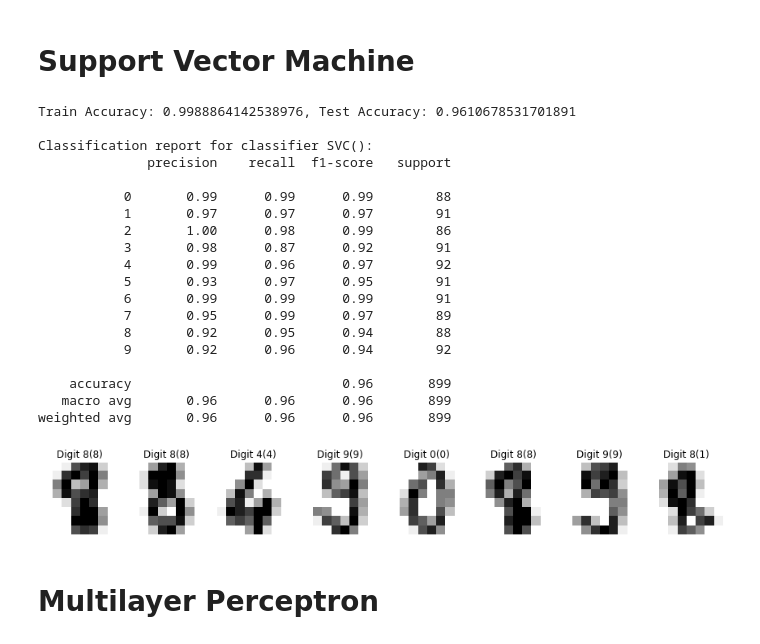
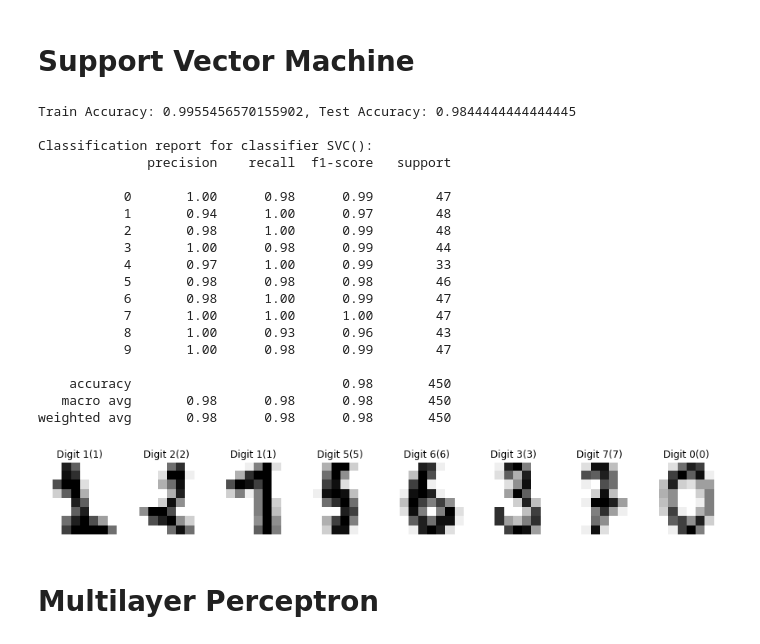
Before and after one commit to rconforti97/ITCS5156-Project, a Jupyter notebook: Conforti - Project.ipynb, the cells around one changed output. Cells and saved outputs as stored; diff of their text form; code cells hidden in the pictures.

```diff
--- a/Conforti - Project.ipynb
+++ b/Conforti - Project.ipynb
@@ -39,55 +36,53 @@ import matplotlib.pyplot as plt # so we plot the confusion matrix
 digits_dataset = datasets.load_digits()
 # %%
-# Import
-
 # Training the data using train_test_split
 X = digits_dataset.data
 T= digits_dataset.target
-X_train, X_test, t_train, t_test = train_test_split(X, T, test_size=0.5, shuffle=False)
+X_train, X_test, t_train, t_test = train_test_split(X, T, test_size=0.25, shuffle=True)
 # %% [markdown]
 # Support Vector Machine
 # %%
 svm_classifier = svm.SVC()
-svm_classifier.fit(X_train, y_train)
+svm_classifier.fit(X_train, t_train)
 
 # Accuracy
-train_score = svm_classifier.score(X_train, t_train)
-test_score = svm_classifier.score(X_test, t_test)
-print("Train Accuracy: {}, Test Accuracy: {}".format(train_score, test_score))
+train_score_svm = svm_classifier.score(X_train, t_train)
+test_score_svm = svm_classifier.score(X_test, t_test)
+print("Train Accuracy: {}, Test Accuracy: {}".format(train_score_svm, test_score_svm))
 
-accuracy = svm_classifier.predict(X_test)
+predicted_svm = svm_classifier.predict(X_test)
 
 # Print out of numbers
 k = 8
 _, axes = plt.subplots(1, k, figsize=(15,3))
-for ax, image, label, pred in zip(axes, X_test[:k], t_test[:k], accuracy):
+for ax, image, label, pred in zip(axes, X_test[:k], t_test[:k], predicted_svm):
 
     ax.set_axis_off()
     ax.imshow(image.reshape((8,8)), cmap=plt.cm.gray_r, interpolation='nearest')
     ax.set_title('Digit {}({})'.format(label, pred))
 
 # Report
-print("\nClassification report for classifier %s:\n%s\n" % (svm_classifier, metrics.classification_report(t_test, accuracy)))
+print("\nClassification report for classifier %s:\n%s\n" % (svm_classifier, metrics.classification_report(t_test, predicted_svm)))
 # %% [output]
-Train Accuracy: 0.9988864142538976, Test Accuracy: 0.9610678531701891
+Train Accuracy: 0.9955456570155902, Test Accuracy: 0.9844444444444445
 
 Classification report for classifier SVC():
               precision    recall  f1-score   support
 
-           0       0.99      0.99      0.99        88
-           1       0.97      0.97      0.97        91
-           2       1.00      0.98      0.99        86
-           3       0.98      0.87      0.92        91
-           4       0.99      0.96      0.97        92
-           5       0.93      0.97      0.95        91
-           6       0.99      0.99      0.99        91
-           7       0.95      0.99      0.97        89
-           8       0.92      0.95      0.94        88
-           9       0.92      0.96      0.94        92
+           0       1.00      0.98      0.99        47
+           1       0.94      1.00      0.97        48
+           2       0.98      1.00      0.99        48
+           3       1.00      0.98      0.99        44
+           4       0.97      1.00      0.99        33
+           5       0.98      0.98      0.98        46
+           6       0.98      1.00      0.99        47
+           7       1.00      1.00      1.00        47
+           8       1.00      0.93      0.96        43
+           9       1.00      0.98      0.99        47
 
-    accuracy                           0.96       899
-   macro avg       0.96      0.96      0.96       899
-weighted avg       0.96      0.96      0.96       899
+    accuracy                           0.98       450
+   macro avg       0.98      0.98      0.98       450
+weighted avg       0.98      0.98      0.98       450
-[figure, old version]
+[figure, new version]
 # %% [markdown]
 # Multilayer Perceptron
```
Also changed, not shown: parts of 14 cells of this notebook.
